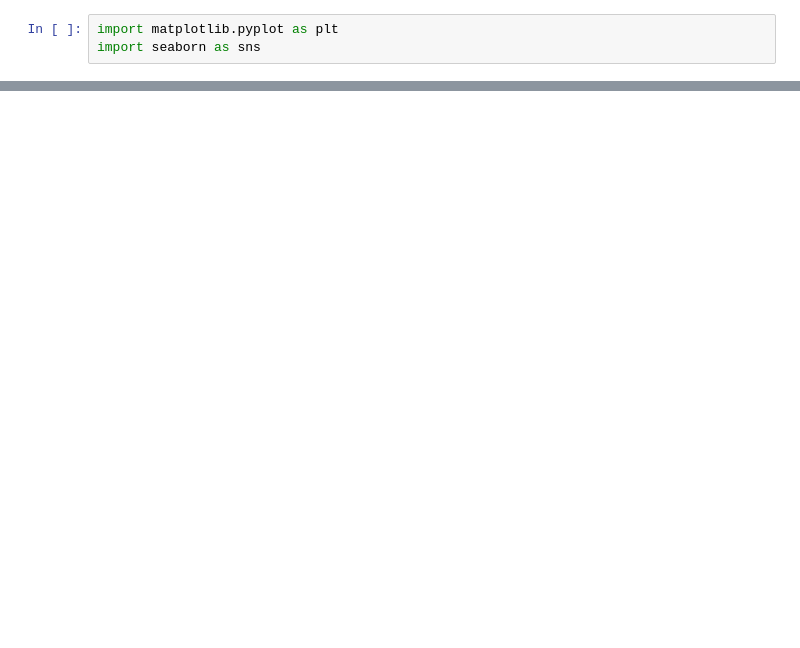
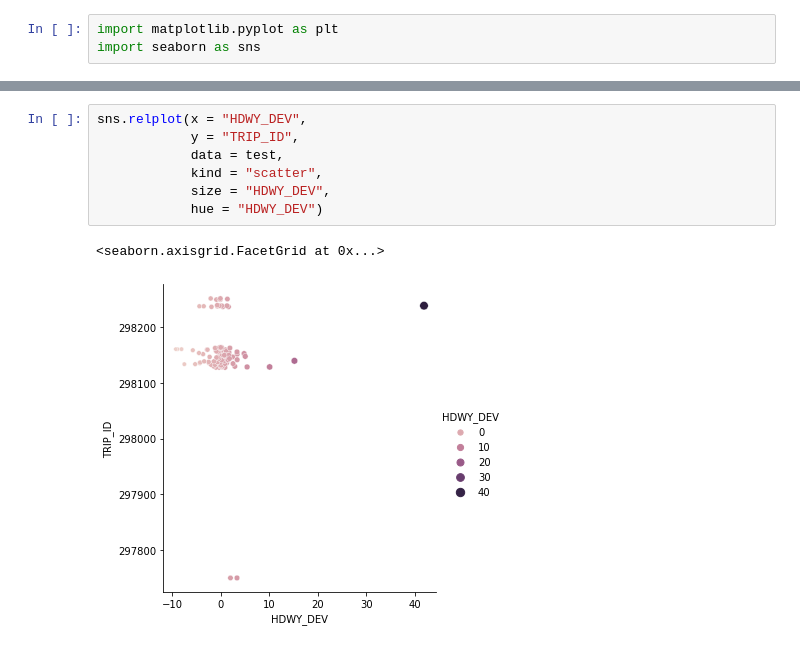
Before and after one commit to NSS-Data-Analytics-Cohort-7/wego-data-world-problems, a Jupyter notebook: notebook/wego-EDA.ipynb, the cells around one changed output, grey strips where cells are left out. Drawn from its saved outputs; the diff is of its cells as text; blank space fills up the shorter version.

Commit message:
working on seaborn plots

```diff
--- a/notebook/wego-EDA.ipynb
+++ b/notebook/wego-EDA.ipynb
@@ -76,0 +330,10 @@ plt.show()
+# %%
+sns.relplot(x = "HDWY_DEV",
+            y = "TRIP_ID",
+            data = test,
+            kind = "scatter",
+            size = "HDWY_DEV",
+            hue = "HDWY_DEV")
+# %% [output]
+<seaborn.axisgrid.FacetGrid at 0x...>
+[figure, added]
```
Also changed, not shown: parts of 21 cells of this notebook.
